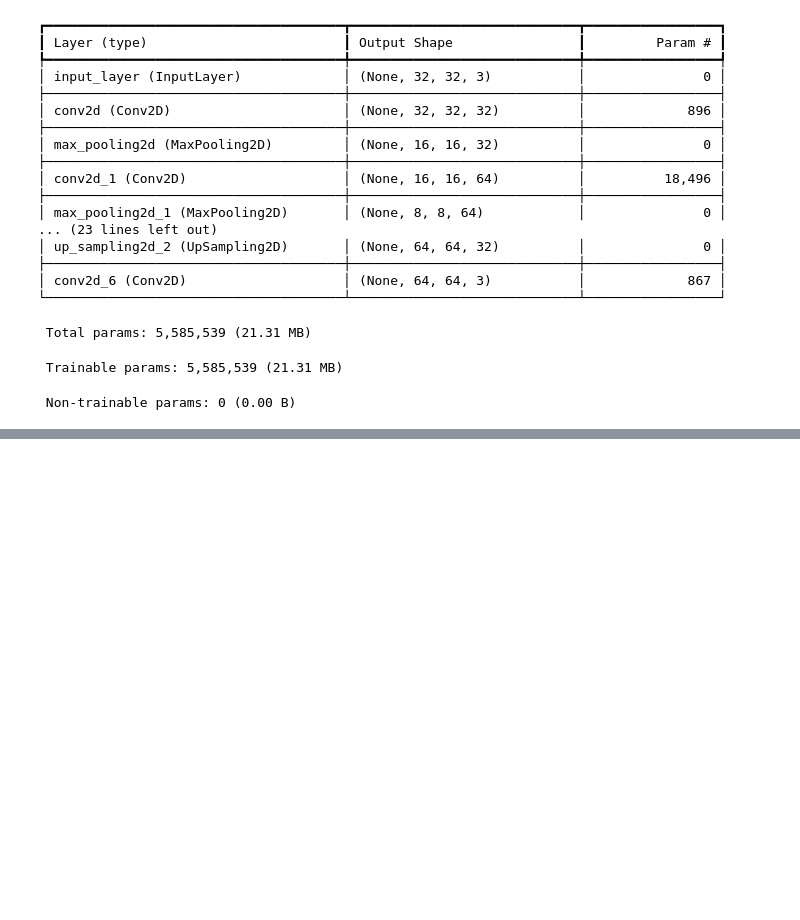
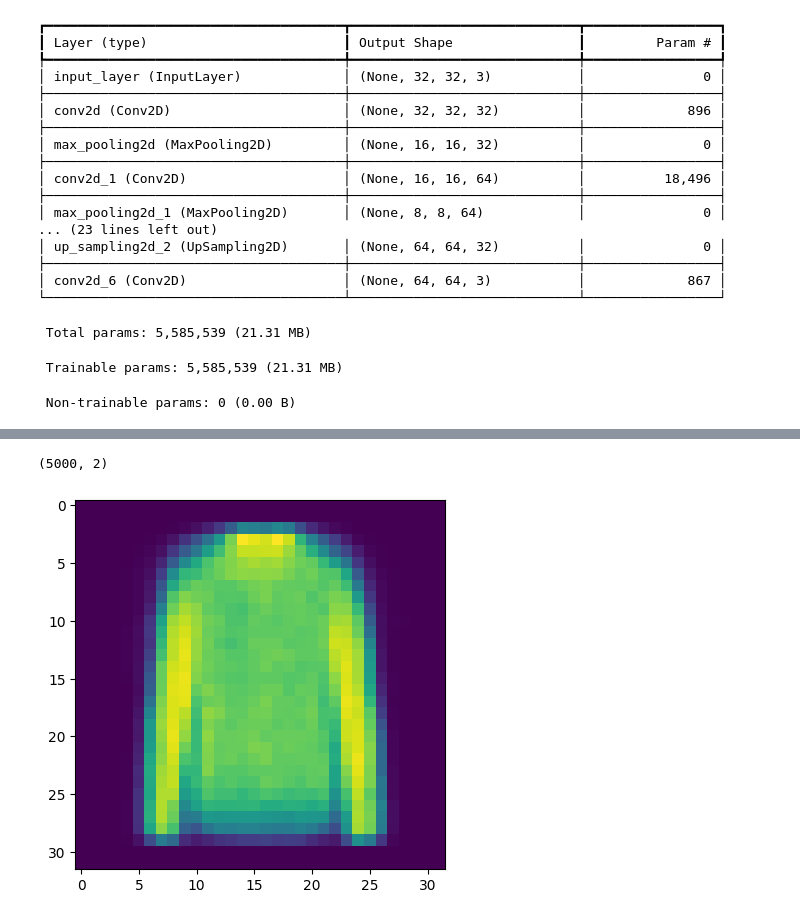
Before and after one commit to sanejhansi/Powerpoint-Point-Controller-Using-Gestures, a Jupyter notebook: autoencoder.ipynb, the cells around one changed output, grey strips where cells are left out. Saved outputs shown, nothing was run; the diff lists cells and outputs as text; code cells hidden in the pictures; blank space fills up the shorter version.

```diff
--- a/autoencoder.ipynb
+++ b/autoencoder.ipynb
@@ -172,0 +182,7 @@ Epoch 1/5
+# %%
+autoencoder = models.Model(encoder_input, decoder(encoder_output))
+autoencoder.compile(optimizer = "adam", loss = "binary_crossentropy") # Fix typo in loss function name
+# %%
+example_images=x_test[:5000]
+predictions=autoencoder.predict(example_images)
+predictions.shape
@@ -172,0 +192,5 @@ Epoch 1/5
+# %%
+plt.imshow(predictions[10])
+embeddings=encoder.predict(example_images)
+embeddings.shape
+# %% [output]
@@ -172,0 +198,2 @@ Epoch 1/5
+(5000, 2)
+[figure, added]
```
Also changed, not shown: parts of 6 cells of this notebook.
